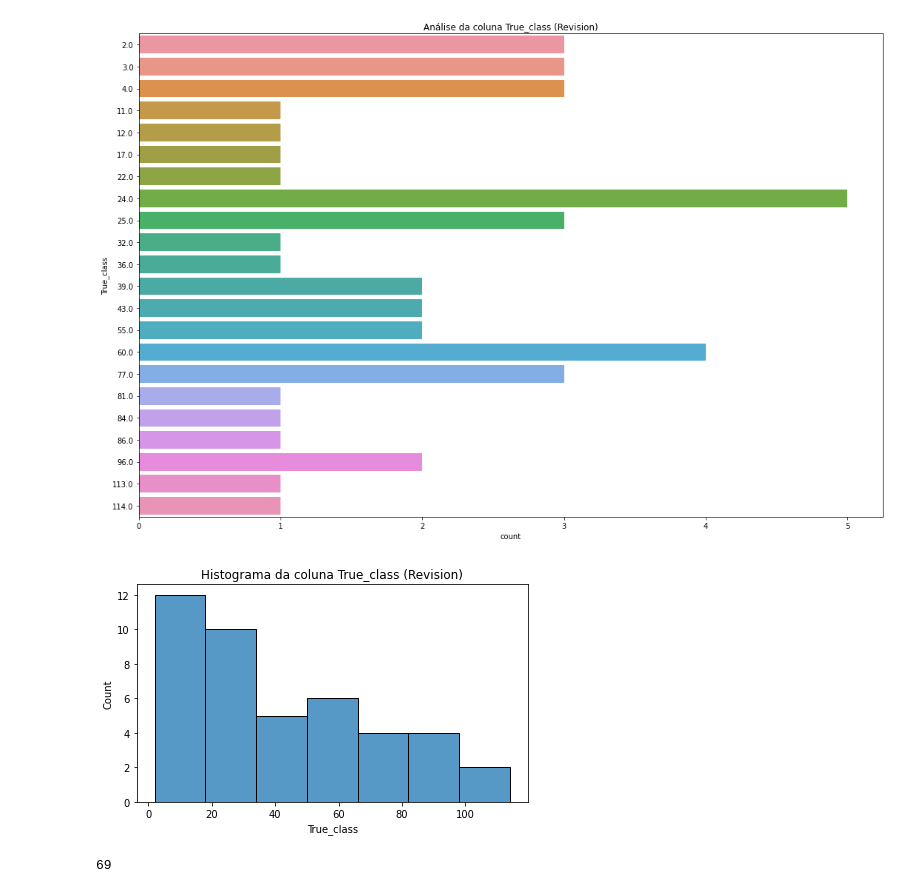
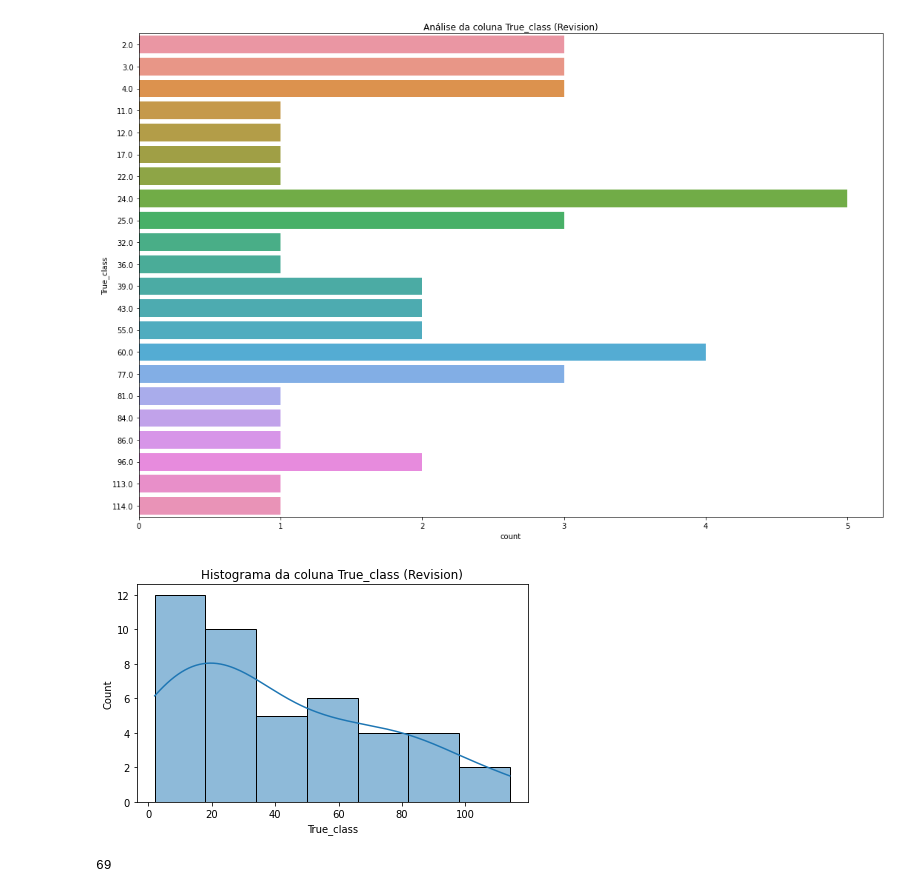
Before and after one commit to rafaelgreca/teste-smarkio-dsml, a Jupyter notebook: main.ipynb, the cells around one changed output. Cells and saved outputs as stored; diff of their text form; code cells hidden in the pictures.

```diff
--- a/main.ipynb
+++ b/main.ipynb
@@ -218,11 +222,11 @@ fig.savefig('images/analise_true_class_revision.png')
 # %%
 #analisando o histograma da coluna 'True_class' (revision)
 fig = plt.figure(figsize=(7, 4))
 plt.title('Histograma da coluna True_class (Revision)')
-sns.histplot(dados_analise_ml_semnull_revision['True_class'])
+sns.histplot(dados_analise_ml_semnull_revision['True_class'], kde=True)
 fig.savefig('images/histograma_true_class_revision.png')
 # %% [output]
-[figure, old version]
+[figure, new version]
 # %%
 #temos um total de 69 classes diferentes (Approved)
 dados_analise_ml_semnull_approved['True_class'].nunique()
```
Also changed, not shown: parts of 11 cells of this notebook, 8 other files.
